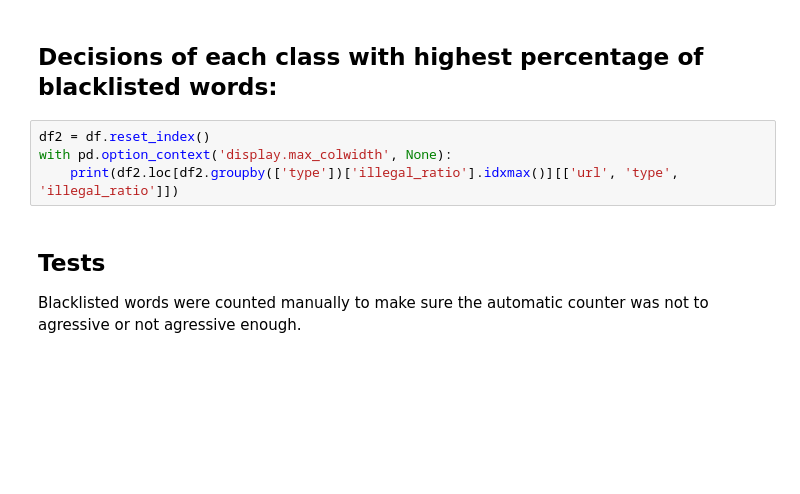
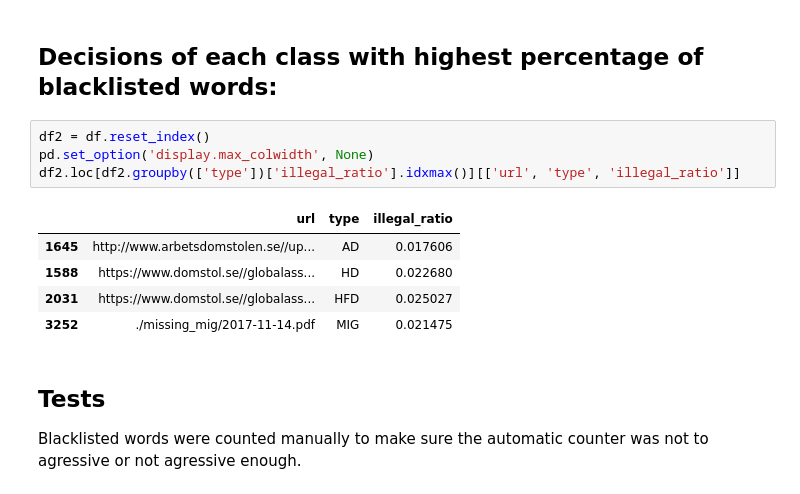
Before and after one commit to karvla/lawlingo, a Jupyter notebook: lawlingo.ipynb, the cells around one changed output. Cells and saved outputs as stored; diff of their text form; blank space fills up the shorter version.

```diff
--- a/lawlingo.ipynb
+++ b/lawlingo.ipynb
@@ -366,8 +366,14 @@ counter.most_common(20)
 ## Decisions of each class with highest percentage of blacklisted words:
 # %%
 df2 = df.reset_index()
-with pd.option_context('display.max_colwidth', None):
-    print(df2.loc[df2.groupby(['type'])['illegal_ratio'].idxmax()][['url', 'type', 'illegal_ratio']])
+pd.set_option('display.max_colwidth', None)
+df2.loc[df2.groupby(['type'])['illegal_ratio'].idxmax()][['url', 'type', 'illegal_ratio']]
+# %% [output]
+|  | url | type | illegal_ratio |
+| 1645 | http://www.arbetsdomstolen.se//up... | AD | 0.017606 |
+| 1588 | https://www.domstol.se//globalass... | HD | 0.022680 |
+| 2031 | https://www.domstol.se//globalass... | HFD | 0.025027 |
+| 3252 | ./missing_mig/2017-11-14.pdf | MIG | 0.021475 |
 # %% [markdown]
 ## Tests
 Blacklisted words were counted manually to make sure the automatic counter was not to agressive or not agressive enough.
```
